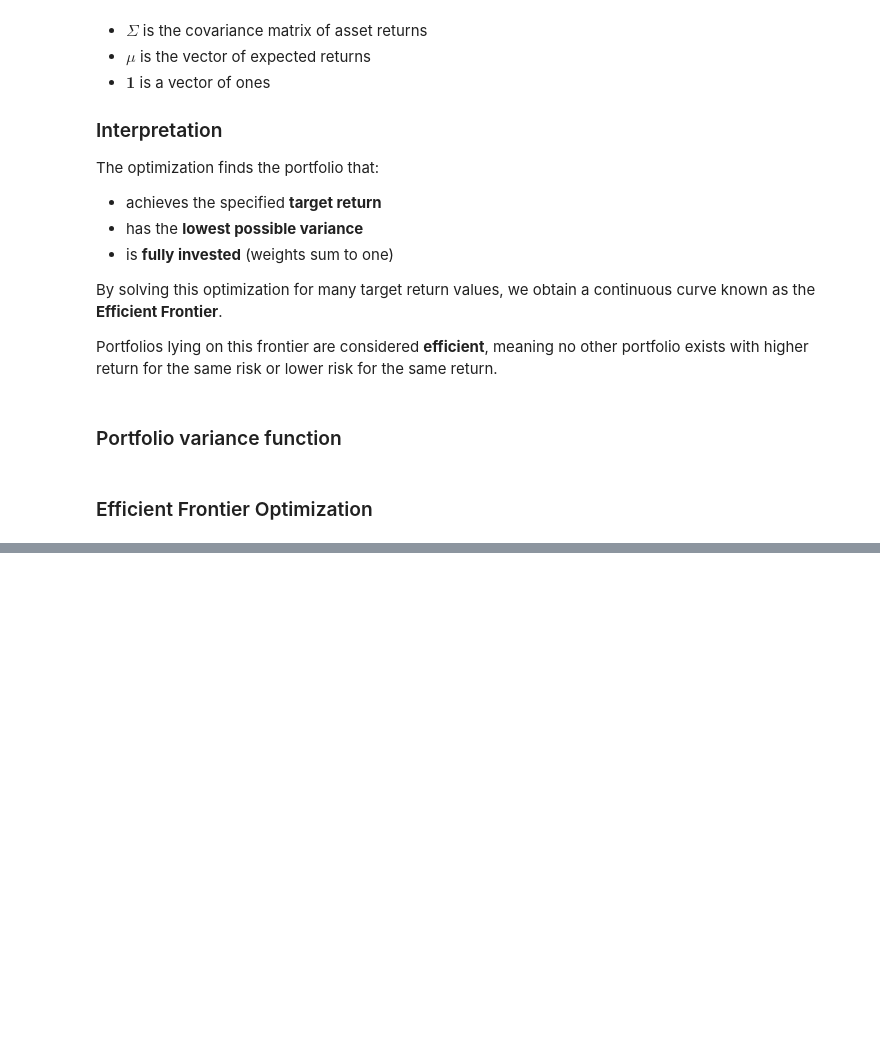
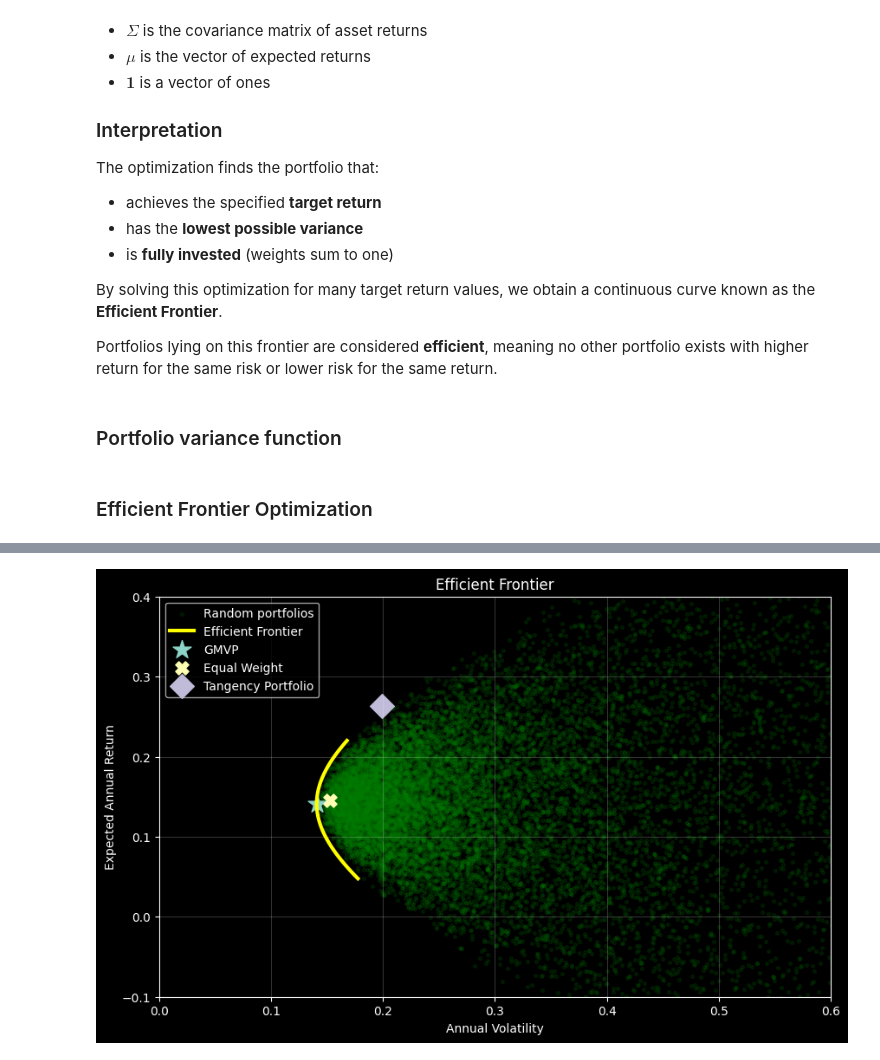
Before and after one commit to Enarb1/portfolio-optimization-eur, a Jupyter notebook: portfolio_optimization.ipynb, the cells around one changed output, grey strips where cells are left out. Cells and saved outputs as stored; diff of their text form; code cells hidden in the pictures; blank space fills up the shorter version.

Commit message:
Added Maximum Sharpe Ratio Portfolio

```diff
--- a/portfolio_optimization.ipynb
+++ b/portfolio_optimization.ipynb
@@ -592,0 +623,13 @@ plt.show()
+# %%
+# Risk Free rate will be 2%
+risk_free_rate = 0.02
+# %%
+# Negative Sharpe function
+def negative_sharpe_ratio(weights, expected_returns, covariance_matrix, risk_free_rate):
+
+    portfolio_return = weights @ expected_returns
+    portfolio_volatility = np.sqrt(weights.T @ covariance_matrix @ weights)
+
+    sharpe_ratio = (portfolio_return - risk_free_rate) / portfolio_volatility
+
+    return -sharpe_ratio
@@ -592,0 +653,7 @@ plt.show()
+# %%
+# Return and volatility
+tangency_return = tangency_weights @ annual_expected_returns
+tangency_variance = tangency_weights.T @ annual_cov_df.values @ tangency_weights
+tangency_volatility = np.sqrt(tangency_variance)
+
+tangency_return, tangency_volatility
@@ -592,0 +677,41 @@ plt.show()
+# %%
+plt.figure(figsize=(10,6))
+
+# Random portfolios
+plt.scatter(long_short_volatility, long_short_returns,
+            c="green", s=8, alpha=0.15, label="Random portfolios")
+
+# Efficient frontier
+plt.plot(efficient_volatility, target_returns,
+         color="yellow", linewidth=3, label="Efficient Frontier")
+
+# GMVP
+plt.scatter(gmvp_volatility, gmvp_return,
+            marker="*", s=250, label="GMVP")
+
+# Equal weight
+plt.scatter(equal_weight_volatility, equal_weight_return,
+            marker="X", s=120, label="Equal Weight")
+
+# Tangency Portfolio
+plt.scatter(
+    tangency_volatility,
+    tangency_return,
+    marker="D",
+    s=200,
+    label="Tangency Portfolio"
+)
+
+plt.xlabel("Annual Volatility")
+plt.ylabel("Expected Annual Return")
+plt.title("Efficient Frontier")
+
+plt.xlim(0,0.6)
+plt.ylim(-0.1,0.4)
+
+plt.legend()
+plt.grid(alpha=0.2)
+
+plt.show()
+# %% [output]
+[figure, added]
```
Also changed, not shown: parts of 15 cells of this notebook.
